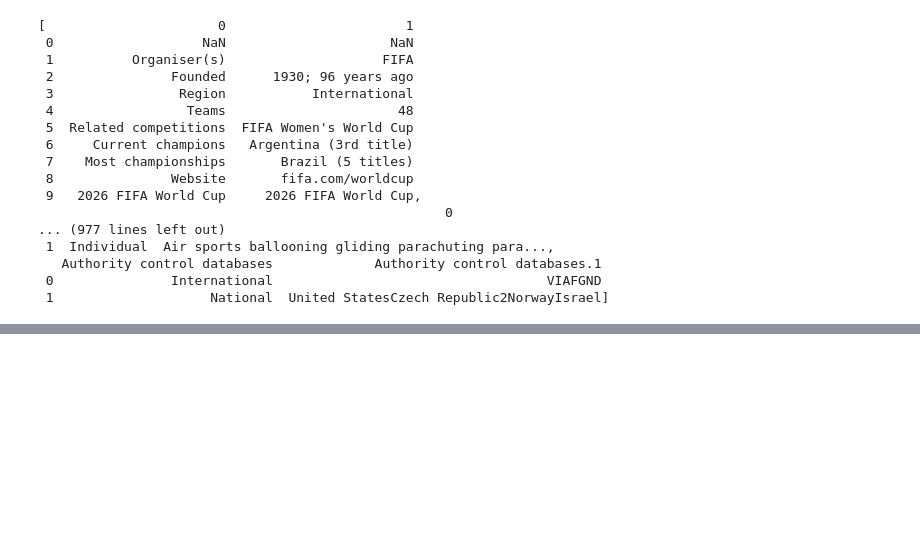
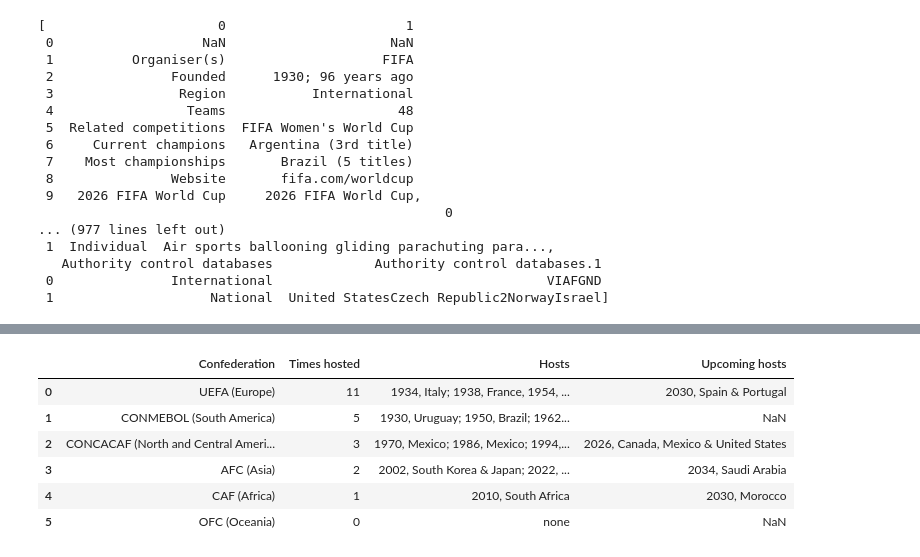
Before and after one commit to Lailah-Idrees/practice_HTML_data, a Jupyter notebook: FIFA_world_cup.ipynb, the cells around one changed output, grey strips where cells are left out. Drawn from its saved outputs; the diff is of its cells as text; code cells hidden in the pictures; blank space fills up the shorter version.

```diff
--- a/FIFA_world_cup.ipynb
+++ b/FIFA_world_cup.ipynb
@@ -37,0 +94,11 @@ search
+# %%
+df=search[3]
+df
+# %% [output]
+|  | Confederation | Times hosted | Hosts | Upcoming hosts |
+| 0 | UEFA (Europe) | 11 | 1934, Italy; 1938, France, 1954, ... | 2030, Spain & Portugal |
+| 1 | CONMEBOL (South America) | 5 | 1930, Uruguay; 1950, Brazil; 1962... | NaN |
+| 2 | CONCACAF (North and Central Ameri... | 3 | 1970, Mexico; 1986, Mexico; 1994,... | 2026, Canada, Mexico & United States |
+| 3 | AFC (Asia) | 2 | 2002, South Korea & Japan; 2022, ... | 2034, Saudi Arabia |
+| 4 | CAF (Africa) | 1 | 2010, South Africa | 2030, Morocco |
+| 5 | OFC (Oceania) | 0 | none | NaN |
```
Also changed, not shown: parts of 4 cells of this notebook.
